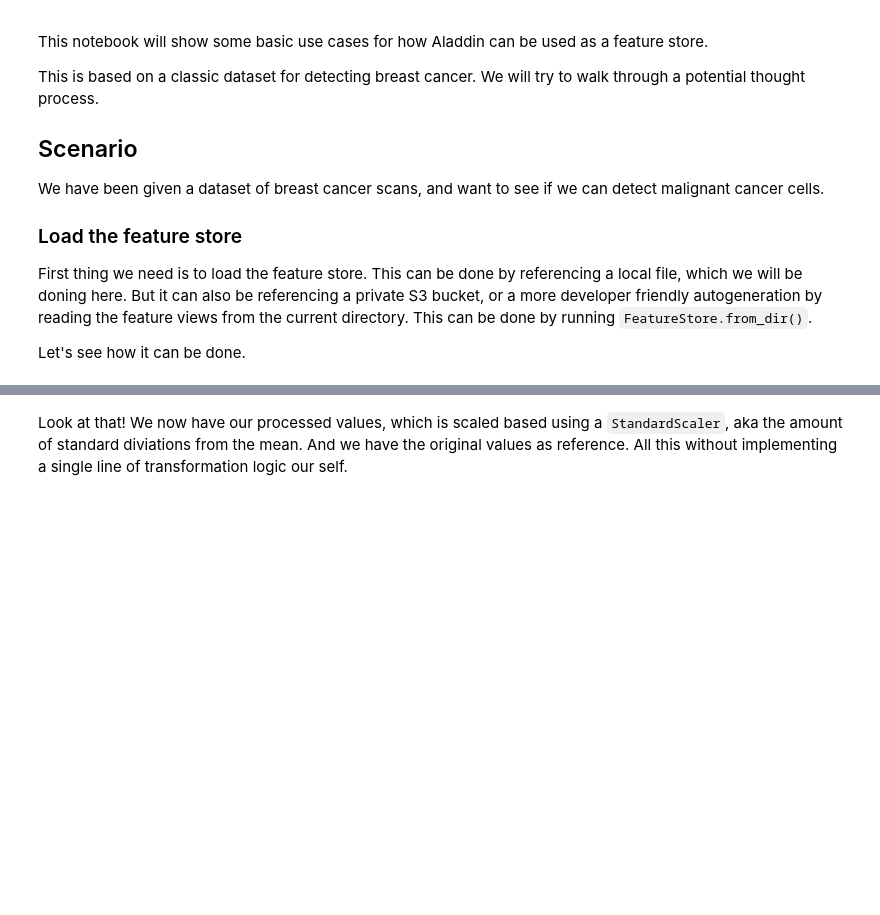
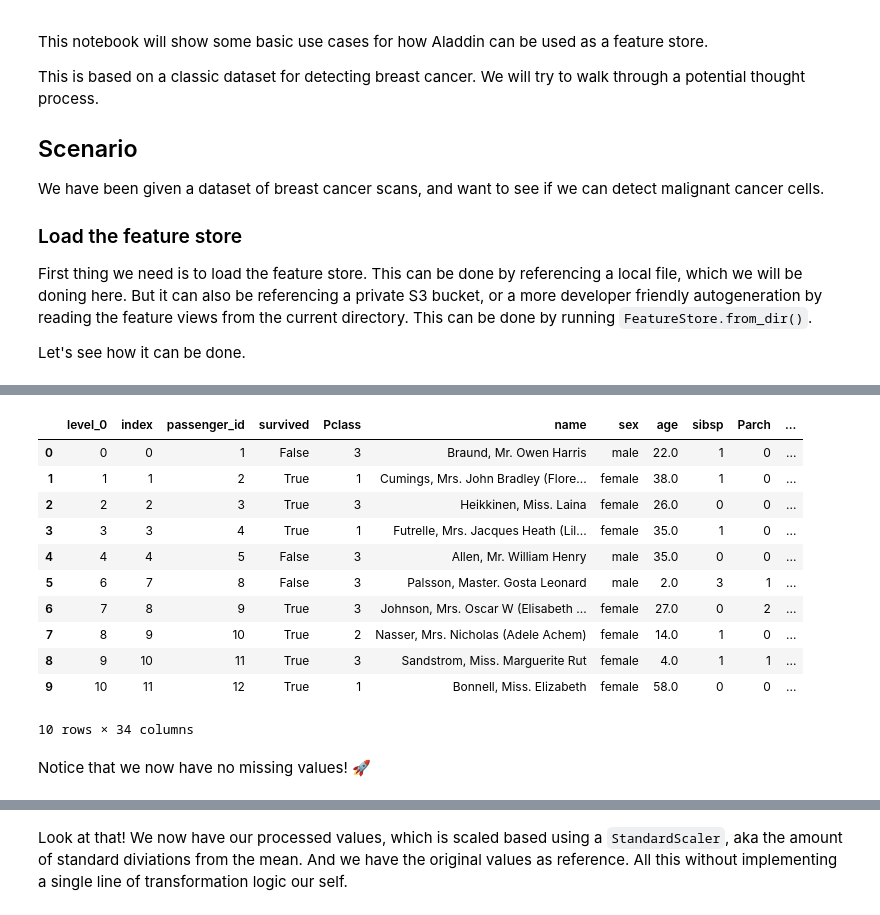
Before and after one commit to MatsMoll/aligned-example-otovo, a Jupyter notebook: example.ipynb, the cells around one changed output, grey strips where cells are left out. Saved outputs shown, nothing was run; the diff lists cells and outputs as text; code cells hidden in the pictures; blank space fills up the shorter version.

```diff
--- a/example.ipynb
+++ b/example.ipynb
@@ -164,0 +70,22 @@ Lets simulate how it could look.
+# %%
+validated_dataset = await feature_store.feature_view("titanic")\
+    .all()\
+    .validate(PanderaValidator())\
+    .to_df()
+# %%
+validated_dataset.head(10)
+# %% [output]
+|  | level_0 | index | passenger_id | survived | Pclass | name | sex | age | sibsp | Parch | ... |
+| 0 | 0 | 0 | 1 | False | 3 | Braund, Mr. Owen Harris | male | 22.0 | 1 | 0 | ... |
+| 1 | 1 | 1 | 2 | True | 1 | Cumings, Mrs. John Bradley (Flore... | female | 38.0 | 1 | 0 | ... |
+| 2 | 2 | 2 | 3 | True | 3 | Heikkinen, Miss. Laina | female | 26.0 | 0 | 0 | ... |
+| 3 | 3 | 3 | 4 | True | 1 | Futrelle, Mrs. Jacques Heath (Lil... | female | 35.0 | 1 | 0 | ... |
+| 4 | 4 | 4 | 5 | False | 3 | Allen, Mr. William Henry | male | 35.0 | 0 | 0 | ... |
+| 5 | 6 | 7 | 8 | False | 3 | Palsson, Master. Gosta Leonard | male | 2.0 | 3 | 1 | ... |
+| 6 | 7 | 8 | 9 | True | 3 | Johnson, Mrs. Oscar W (Elisabeth ... | female | 27.0 | 0 | 2 | ... |
+| 7 | 8 | 9 | 10 | True | 2 | Nasser, Mrs. Nicholas (Adele Achem) | female | 14.0 | 1 | 0 | ... |
+| 8 | 9 | 10 | 11 | True | 3 | Sandstrom, Miss. Marguerite Rut | female | 4.0 | 1 | 1 | ... |
+| 9 | 10 | 11 | 12 | True | 1 | Bonnell, Miss. Elizabeth | female | 58.0 | 0 | 0 | ... |
+10 rows × 34 columns
+# %% [markdown]
+Notice that we now have no missing values! 🚀
```
Also changed, not shown: parts of 42 cells of this notebook, 24 other files.
